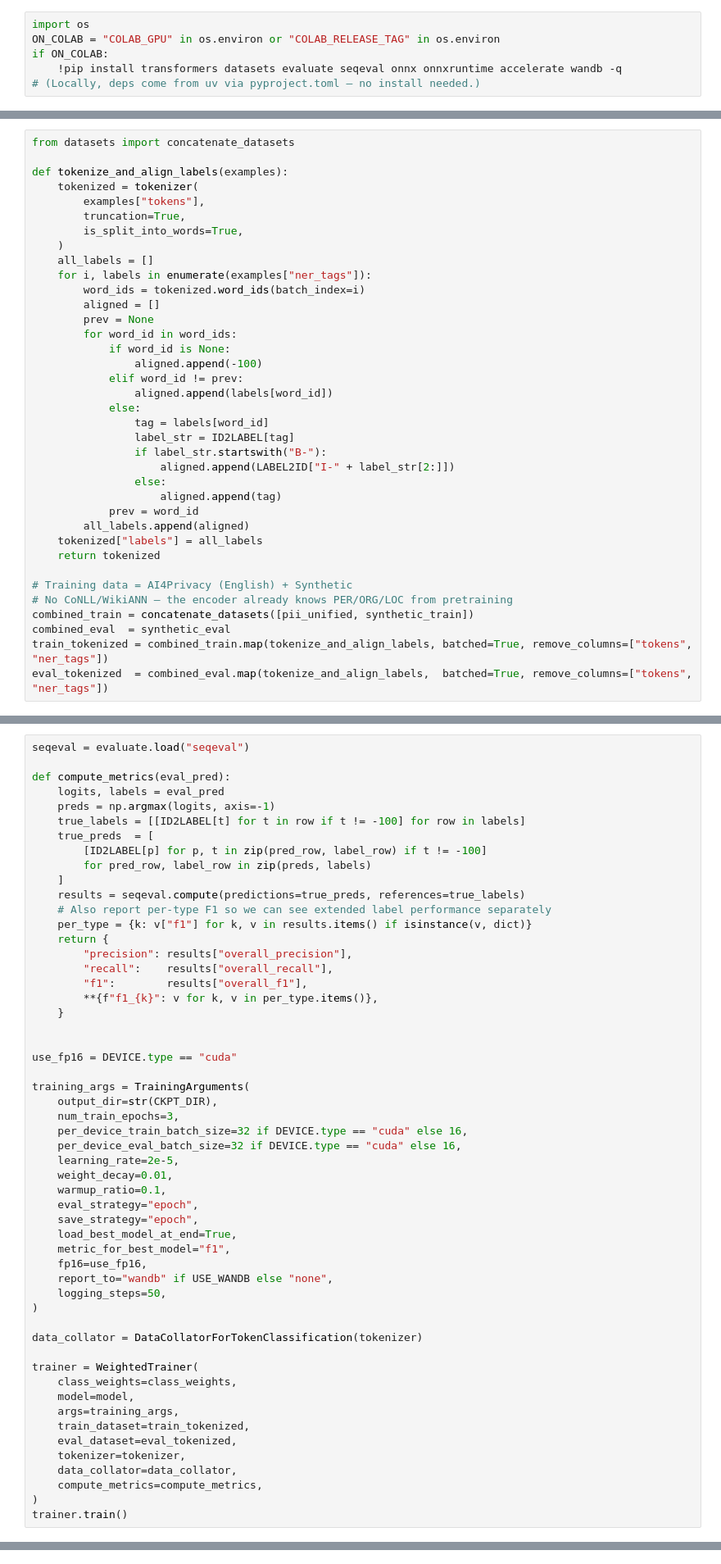
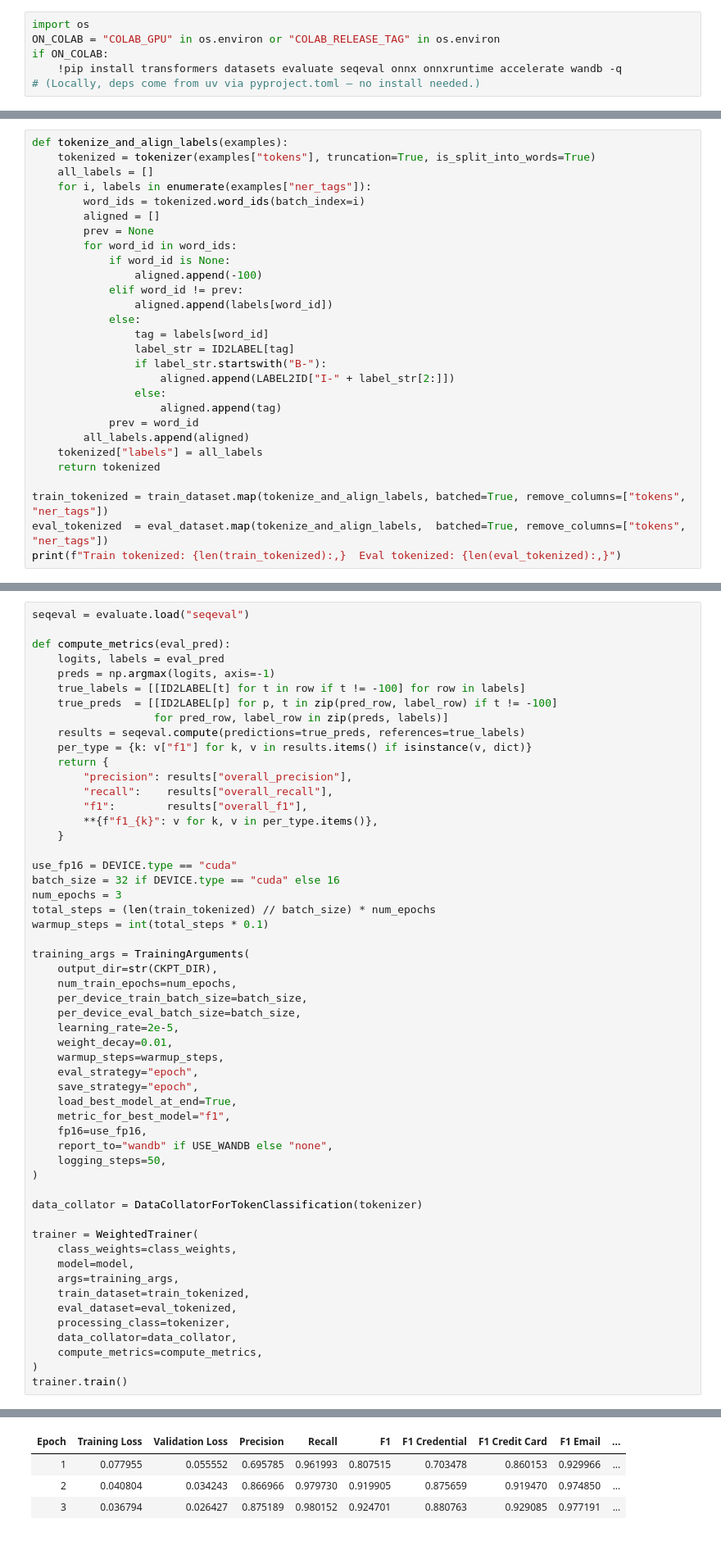
Before and after one commit to Clearform-Labs/Redact, a Jupyter notebook: notebooks/redact_v2.ipynb, the cells around one changed output, grey strips where cells are left out. Shown at 82% size. Saved outputs shown, nothing was run; the diff lists cells and outputs as text.

Commit message:
revised training strategy

```diff
--- a/notebooks/redact_v2.ipynb
+++ b/notebooks/redact_v2.ipynb
@@ -569,12 +491,6 @@ model = AutoModelForTokenClassification.from_pretrained(
 # %%
-from datasets import concatenate_datasets
-
 def tokenize_and_align_labels(examples):
-    tokenized = tokenizer(
-        examples["tokens"],
-        truncation=True,
-        is_split_into_words=True,
-    )
+    tokenized = tokenizer(examples["tokens"], truncation=True, is_split_into_words=True)
     all_labels = []
     for i, labels in enumerate(examples["ner_tags"]):
         word_ids = tokenized.word_ids(batch_index=i)
@@ -597,9 +513,6 @@ def tokenize_and_align_labels(examples):
     tokenized["labels"] = all_labels
     return tokenized
 
-# Training data = AI4Privacy (English) + Synthetic
-# No CoNLL/WikiANN — the encoder already knows PER/ORG/LOC from pretraining
-combined_train = concatenate_datasets([pii_unified, synthetic_train])
-combined_eval  = synthetic_eval
-train_tokenized = combined_train.map(tokenize_and_align_labels, batched=True, remove_columns=["tokens", "ner_tags"])
-eval_tokenized  = combined_eval.map(tokenize_and_align_labels,  batched=True, remove_columns=["tokens", "ner_tags"])
+train_tokenized = train_dataset.map(tokenize_and_align_labels, batched=True, remove_columns=["tokens", "ner_tags"])
+eval_tokenized  = eval_dataset.map(tokenize_and_align_labels,  batched=True, remove_columns=["tokens", "ner_tags"])
+print(f"Train tokenized: {len(train_tokenized):,}  Eval tokenized: {len(eval_tokenized):,}")
@@ -655,12 +569,9 @@ def compute_metrics(eval_pred):
     logits, labels = eval_pred
     preds = np.argmax(logits, axis=-1)
     true_labels = [[ID2LABEL[t] for t in row if t != -100] for row in labels]
-    true_preds  = [
-        [ID2LABEL[p] for p, t in zip(pred_row, label_row) if t != -100]
-        for pred_row, label_row in zip(preds, labels)
-    ]
+    true_preds  = [[ID2LABEL[p] for p, t in zip(pred_row, label_row) if t != -100]
+                   for pred_row, label_row in zip(preds, labels)]
     results = seqeval.compute(predictions=true_preds, references=true_labels)
-    # Also report per-type F1 so we can see extended label performance separately
     per_type = {k: v["f1"] for k, v in results.items() if isinstance(v, dict)}
     return {
         "precision": results["overall_precision"],
@@ -669,17 +580,20 @@ def compute_metrics(eval_pred):
         **{f"f1_{k}": v for k, v in per_type.items()},
     }
 
-
 use_fp16 = DEVICE.type == "cuda"
+batch_size = 32 if DEVICE.type == "cuda" else 16
+num_epochs = 3
+total_steps = (len(train_tokenized) // batch_size) * num_epochs
+warmup_steps = int(total_steps * 0.1)
 
 training_args = TrainingArguments(
     output_dir=str(CKPT_DIR),
-    num_train_epochs=3,
-    per_device_train_batch_size=32 if DEVICE.type == "cuda" else 16,
-    per_device_eval_batch_size=32 if DEVICE.type == "cuda" else 16,
+    num_train_epochs=num_epochs,
+    per_device_train_batch_size=batch_size,
+    per_device_eval_batch_size=batch_size,
     learning_rate=2e-5,
     weight_decay=0.01,
-    warmup_ratio=0.1,
+    warmup_steps=warmup_steps,
     eval_strategy="epoch",
     save_strategy="epoch",
     load_best_model_at_end=True,
@@ -697,8 +611,9 @@ trainer = WeightedTrainer(
     args=training_args,
     train_dataset=train_tokenized,
     eval_dataset=eval_tokenized,
-    tokenizer=tokenizer,
+    processing_class=tokenizer,
     data_collator=data_collator,
     compute_metrics=compute_metrics,
 )
 trainer.train()
+# %% [output]
@@ -704,0 +621,4 @@ trainer.train()
+| Epoch | Training Loss | Validation Loss | Precision | Recall | F1 | F1 Credential | F1 Credit Card | F1 Email | ... |
+| 1 | 0.077955 | 0.055552 | 0.695785 | 0.961993 | 0.807515 | 0.703478 | 0.860153 | 0.929966 | ... |
+| 2 | 0.040804 | 0.034243 | 0.866966 | 0.979730 | 0.919905 | 0.875659 | 0.919470 | 0.974850 | ... |
+| 3 | 0.036794 | 0.026427 | 0.875189 | 0.980152 | 0.924701 | 0.880763 | 0.929085 | 0.977191 | ... |
```
Also changed, not shown: parts of 36 cells of this notebook, 5 other files.
